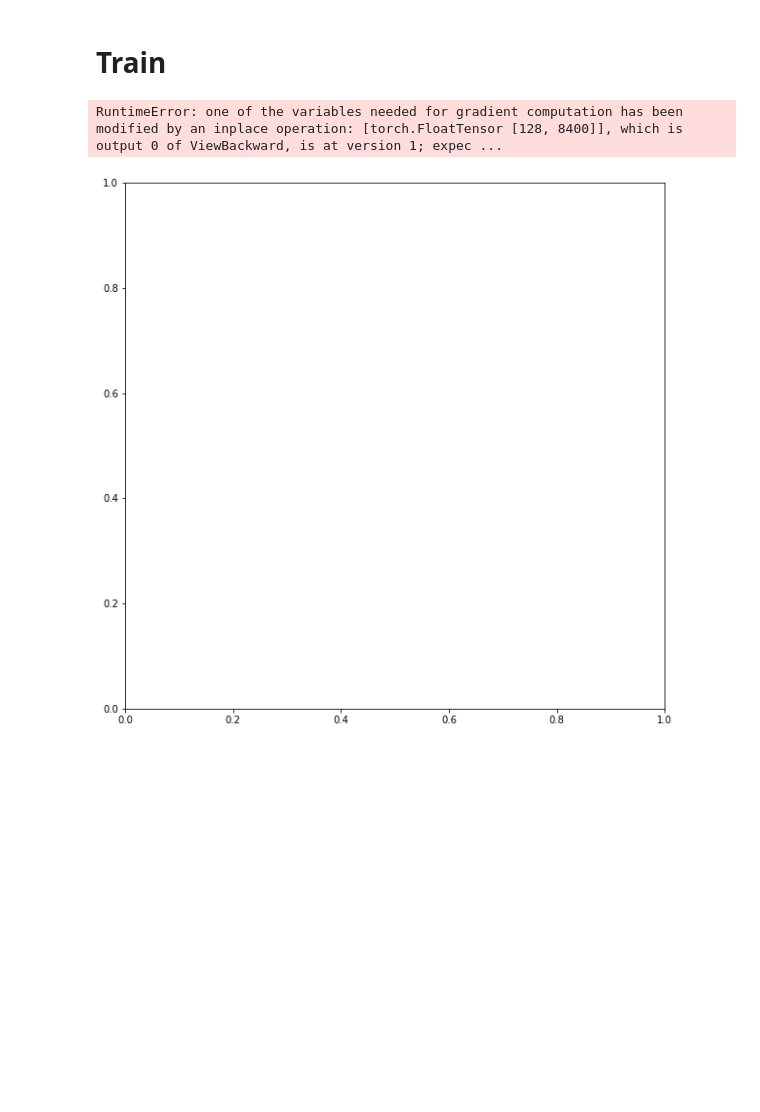
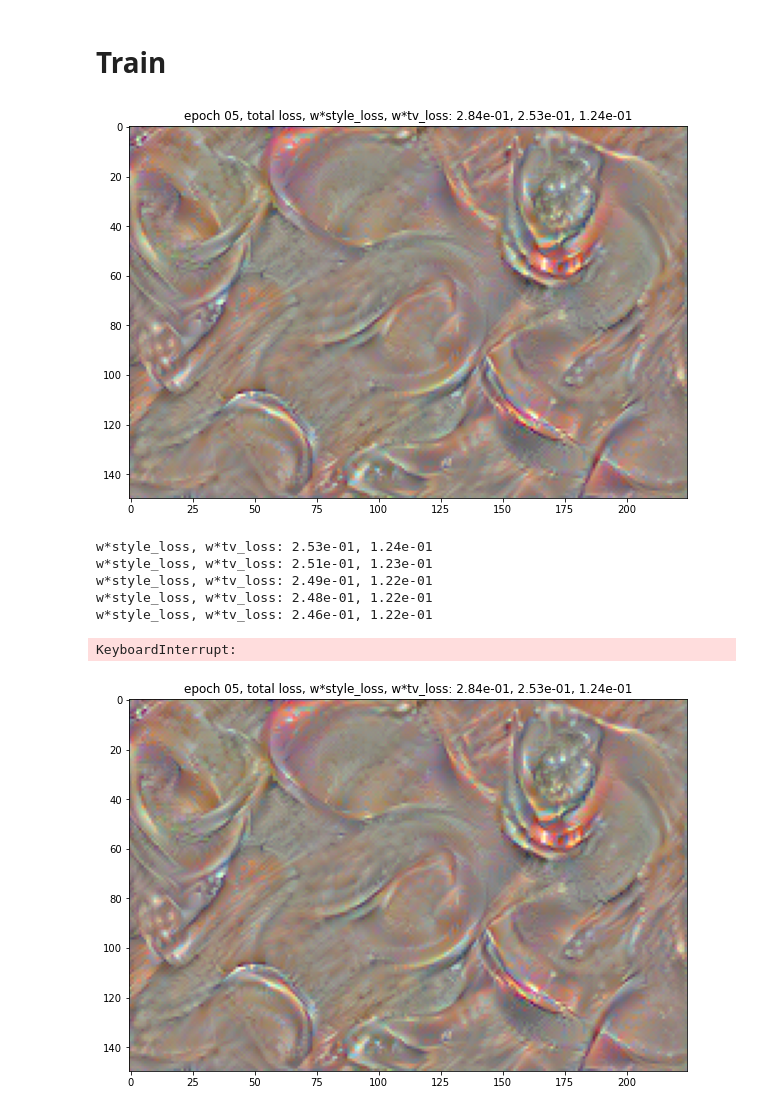
Before and after one commit to abauville/Neural_style_transfer, a Jupyter notebook: 03_Compute_style.ipynb, the cells around one changed output. Saved outputs shown, nothing was run; the diff lists cells and outputs as text; code cells hidden in the pictures; blank space fills up the shorter version.

```diff
--- a/03_Compute_style.ipynb
+++ b/03_Compute_style.ipynb
@@ -175,7 +201,7 @@ def partial_forward_style_loss(style_im, gen_im, n_layer):
 im_gen = ImageGenerator(im_shape)
 # current_im = im_gen()
 # preprocess(current_im,im_shape).shape
-layer = 8
+
 im_style = preprocess(im,im_shape)
 # target_rep = partial_forward(preprocess(im,im_shape), layer)
 # loss_fn = MSE_TV_loss
@@ -184,50 +210,69 @@ optim = torch.optim.LBFGS(im_gen.parameters())
 # Stopping criterion
 abs_loss_limit = 1e-10
 rel_loss_limit = 1e-12
+
+
+# layer_list = [8,17, 26, 35]
+# layer_list = [0,1,2,3,4,5]
+layer_list = [8,17, 26, 35]
+with torch.no_grad():
+    fm_style = get_feature_maps(im_style.detach(), layer_list)
+    gram_style = get_gram(fm_style)
+style_weight = 1.0
+tv_weight = 1.0
-# %%
-im_generated = im_gen()
-loss = partial_forward_style_loss(im_style, im_generated, layer)
 # %%
 # train
 fig, ax = plt.subplots(1,1,figsize=[10,10])
 
+def closure_small():
+
+    im_generated = im_gen()
+#     fm_style = get_feature_maps(im_style.detach(), layer_list)
+#     gram_style = get_gram(fm_style)
+    fm_gen = get_feature_maps(im_generated, layer_list)
+    gram_gen = get_gram(fm_gen)
+    style_loss = get_style_loss(gram_style,gram_gen)
+    tv_loss = get_TV_loss(im_generated)
+    return style_loss, tv_loss
 def closure():
-#     if torch.is_grad_enabled():
-    im_generated = im_gen()
     optim.zero_grad()
-    loss = partial_forward_style_loss(im_style, im_generated, layer)
+    style_loss, tv_loss = closure_small()
+    loss = style_weight*style_loss + tv_weight*tv_loss
+    print(f"w*style_loss, w*tv_loss: {style_weight*style_loss:.2e}, {tv_weight*tv_loss:.2e}")
     loss.backward()
     return loss
 
 last_loss = 1e10
 for i in range(100):
 #     im_generated = im_gen()
     optim.step(closure)
     if i%1==0:
         with torch.no_grad():
-            im_generated = im_gen()
-            loss = partial_forward_style_loss(im_style, im_generated, layer)
-
-#             print(f"epoch {i:02d}, loss: {loss:.10e}")
-
-
-            imnew = postprocess(im_generated[0])
+            style_loss, tv_loss = closure_small()
+            loss = style_weight*style_loss + style_loss*tv_loss
+            imnew = postprocess(im_gen()[0])
             ax.cla()
             plt.imshow(imnew)
-            plt.title(f"epoch {i:02d}, loss: {loss:.10e}")
+            plt.title(f"epoch {i:02d}, total loss, w*style_loss, w*tv_loss: {loss:.2e}, {style_weight*style_loss:.2e}, {tv_weight*tv_loss:.2e}")
             clear_output(wait = True)
             display(fig)
 
             if loss<abs_loss_limit:
                 clear_output(wait = True)
                 print(f'success: absolute loss limit ({abs_loss_limit:.1e}) reached')
                 break
             if torch.abs(last_loss-loss)<rel_loss_limit:
                 clear_output(wait = True)
                 print(f'stopped because relative loss limit ({rel_loss_limit:.1e})  was reached')
                 break
 
             last_loss = loss
 # %% [output]
+[figure, new version]
-RuntimeError: one of the variables needed for gradient computation has been modified by an inplace operation: [torch.FloatTensor [128, 8400]], which is output 0 of ViewBackward, is at version 1; expec ...
+w*style_loss, w*tv_loss: 2.53e-01, 1.24e-01
+w*style_loss, w*tv_loss: 2.51e-01, 1.23e-01
+w*style_loss, w*tv_loss: 2.49e-01, 1.22e-01
+w*style_loss, w*tv_loss: 2.48e-01, 1.22e-01
+w*style_loss, w*tv_loss: 2.46e-01, 1.22e-01
-[figure, old version]
+KeyboardInterrupt:
+[figure, added]
```
Also changed, not shown: parts of 4 cells of this notebook, 1 other file.
